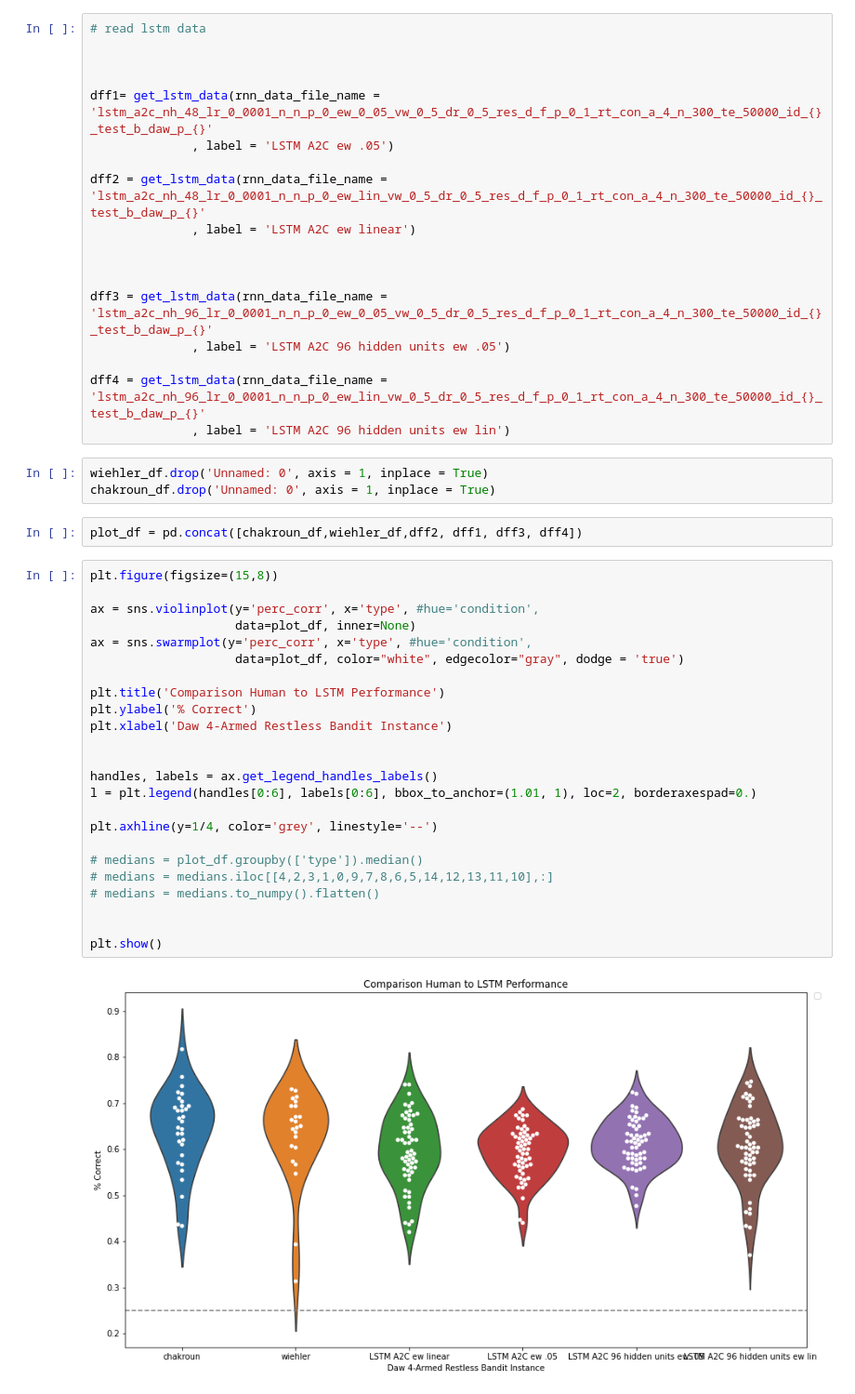
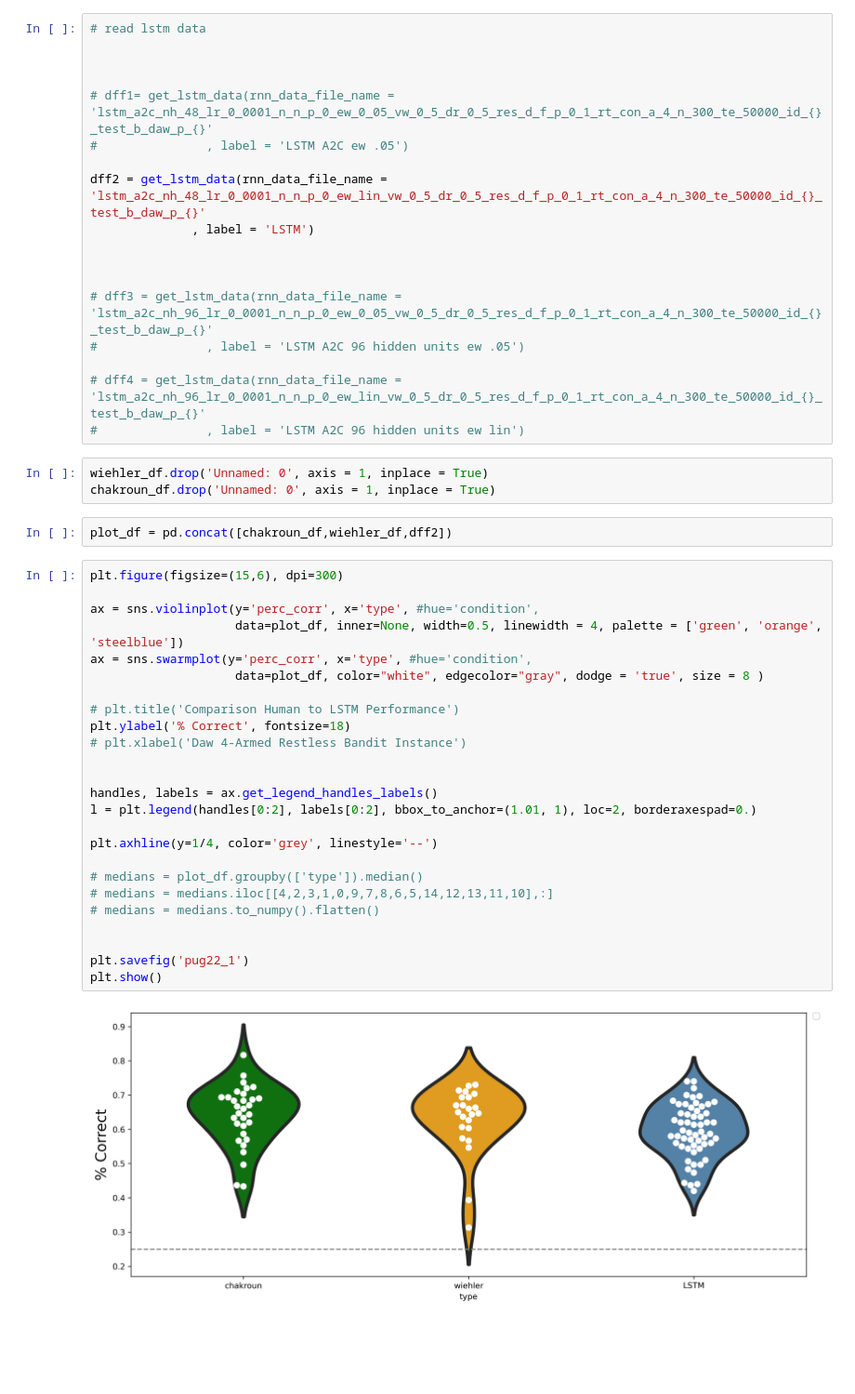
Before and after one commit to deniztu/p2_volatility, a Jupyter notebook: experiments/Comparison to human performance.ipynb, the cells around one changed output. Shown at 93% size. Drawn from its saved outputs; the diff is of its cells as text; blank space fills up the shorter version.

Commit message:
chakroun modeling

```diff
--- a/experiments/Comparison to human performance.ipynb
+++ b/experiments/Comparison to human performance.ipynb
@@ -65,47 +65,48 @@ chakroun_df = get_human_data(chakroun_file_name, 'chakroun')
 
 
 
-dff1= get_lstm_data(rnn_data_file_name = 'lstm_a2c_nh_48_lr_0_0001_n_n_p_0_ew_0_05_vw_0_5_dr_0_5_res_d_f_p_0_1_rt_con_a_4_n_300_te_50000_id_{}_test_b_daw_p_{}'
-              , label = 'LSTM A2C ew .05')
+# dff1= get_lstm_data(rnn_data_file_name = 'lstm_a2c_nh_48_lr_0_0001_n_n_p_0_ew_0_05_vw_0_5_dr_0_5_res_d_f_p_0_1_rt_con_a_4_n_300_te_50000_id_{}_test_b_daw_p_{}'
+#               , label = 'LSTM A2C ew .05')
 
 dff2 = get_lstm_data(rnn_data_file_name = 'lstm_a2c_nh_48_lr_0_0001_n_n_p_0_ew_lin_vw_0_5_dr_0_5_res_d_f_p_0_1_rt_con_a_4_n_300_te_50000_id_{}_test_b_daw_p_{}'
-              , label = 'LSTM A2C ew linear')
+              , label = 'LSTM')
 
 
 
-dff3 = get_lstm_data(rnn_data_file_name = 'lstm_a2c_nh_96_lr_0_0001_n_n_p_0_ew_0_05_vw_0_5_dr_0_5_res_d_f_p_0_1_rt_con_a_4_n_300_te_50000_id_{}_test_b_daw_p_{}'
-              , label = 'LSTM A2C 96 hidden units ew .05')
+# dff3 = get_lstm_data(rnn_data_file_name = 'lstm_a2c_nh_96_lr_0_0001_n_n_p_0_ew_0_05_vw_0_5_dr_0_5_res_d_f_p_0_1_rt_con_a_4_n_300_te_50000_id_{}_test_b_daw_p_{}'
+#               , label = 'LSTM A2C 96 hidden units ew .05')
 
-dff4 = get_lstm_data(rnn_data_file_name = 'lstm_a2c_nh_96_lr_0_0001_n_n_p_0_ew_lin_vw_0_5_dr_0_5_res_d_f_p_0_1_rt_con_a_4_n_300_te_50000_id_{}_test_b_daw_p_{}'
-              , label = 'LSTM A2C 96 hidden units ew lin')
+# dff4 = get_lstm_data(rnn_data_file_name = 'lstm_a2c_nh_96_lr_0_0001_n_n_p_0_ew_lin_vw_0_5_dr_0_5_res_d_f_p_0_1_rt_con_a_4_n_300_te_50000_id_{}_test_b_daw_p_{}'
+#               , label = 'LSTM A2C 96 hidden units ew lin')
 # %%
 wiehler_df.drop('Unnamed: 0', axis = 1, inplace = True)
 chakroun_df.drop('Unnamed: 0', axis = 1, inplace = True)
 # %%
-plot_df = pd.concat([chakroun_df,wiehler_df,dff2, dff1, dff3, dff4])
+plot_df = pd.concat([chakroun_df,wiehler_df,dff2])
 # %%
-plt.figure(figsize=(15,8))
+plt.figure(figsize=(15,6), dpi=300)
 
 ax = sns.violinplot(y='perc_corr', x='type', #hue='condition',
-                    data=plot_df, inner=None)
+                    data=plot_df, inner=None, width=0.5, linewidth = 4, palette = ['green', 'orange', 'steelblue'])
 ax = sns.swarmplot(y='perc_corr', x='type', #hue='condition',
-                    data=plot_df, color="white", edgecolor="gray", dodge = 'true')
+                    data=plot_df, color="white", edgecolor="gray", dodge = 'true', size = 8 )
 
-plt.title('Comparison Human to LSTM Performance')
-plt.ylabel('% Correct')
-plt.xlabel('Daw 4-Armed Restless Bandit Instance')
+# plt.title('Comparison Human to LSTM Performance')
+plt.ylabel('% Correct', fontsize=18)
+# plt.xlabel('Daw 4-Armed Restless Bandit Instance')
 
 
 handles, labels = ax.get_legend_handles_labels()
-l = plt.legend(handles[0:6], labels[0:6], bbox_to_anchor=(1.01, 1), loc=2, borderaxespad=0.)
+l = plt.legend(handles[0:2], labels[0:2], bbox_to_anchor=(1.01, 1), loc=2, borderaxespad=0.)
 
 plt.axhline(y=1/4, color='grey', linestyle='--')
 
 # medians = plot_df.groupby(['type']).median()
 # medians = medians.iloc[[4,2,3,1,0,9,7,8,6,5,14,12,13,11,10],:]
 # medians = medians.to_numpy().flatten()
 
 
+plt.savefig('pug22_1')
 plt.show()
 # %% [output]
-[figure, old version]
+[figure, new version]
```
Also changed, not shown: 24 other files.
